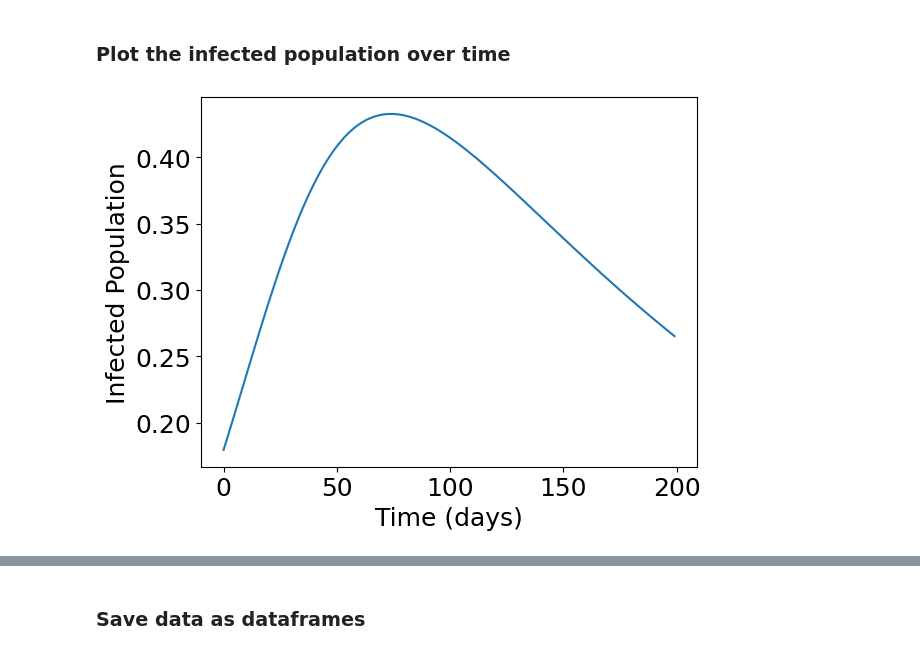
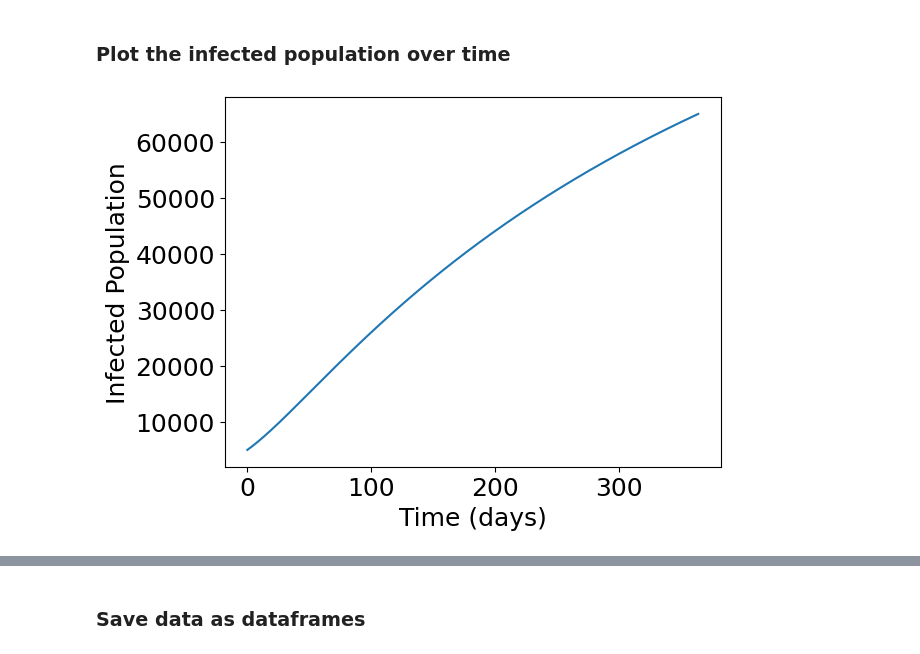
Before and after one commit to Ademola-Olorunnisola/TB-Estimator, a Jupyter notebook: Empirical_nonlinear_observability.ipynb, the cells around one changed output, grey strips where cells are left out. Drawn from its saved outputs; the diff is of its cells as text; code cells hidden in the pictures.

```diff
--- a/Empirical_nonlinear_observability.ipynb
+++ b/Empirical_nonlinear_observability.ipynb
@@ -169,15 +159,37 @@ x0 = np.array([
+# %%
+N = 500000
+x0 = np.array([
+    360000,     # S:
+    40000,      # V
+    40000,      # E
+    25000,      # I
+    30000,      # T
+    5000,       # R
+    0.010,      # beta
+    1 / 365,    # eps
+    1 / 180,    # gamma
+    0.50,       # sigma
+    0.03,       # phi
+    0.21 * (1 / 180)    #rho
+])
 # %% [markdown]
 # Run simulation
 # %%
-t_sim = np.arange(0, 200, 1.0)
+t_sim = np.arange(0, 365, 1.0)
 result = odeint(f_ode, x0, t_sim)
 # %%
 x_sim = {
-    'S': result[:, 0],
-    'V': result[:, 1],
-    'I': result[:, 2],
-    'R': result[:, 3],
-    'beta': result[:, 4],
-    'sigma': result[:, 5]
+    'S':     result[:, 0],
+    'V':     result[:, 1],
+    'E':     result[:, 2],
+    'I':     result[:, 3],
+    'T':     result[:, 4],
+    'R':     result[:, 5],
+    'beta':  result[:, 6],
+    'eps':   result[:, 7],
+    'gamma': result[:, 8],
+    'sigma': result[:, 9],
+    'phi':   result[:, 10],
+    'rho':   result[:, 11],
 }
 # %%
@@ -220,9 +244,9 @@ y_noisy = {key: y_noisy_absolute[key] / N for key in y_noisy_absolute.keys()}
 # %%
 fig = plt.figure()
 ax = fig.add_subplot(111)
-ax.plot(t_sim, x_sim['I'])
+ax.plot(t_sim, x_sim['R'])
 ax.set_xlabel('Time (days)')
 ax.set_ylabel('Infected Population')
 plt.show()
 # %% [output]
-[figure, old version]
+[figure, new version]
```
Also changed, not shown: parts of 13 cells of this notebook.
